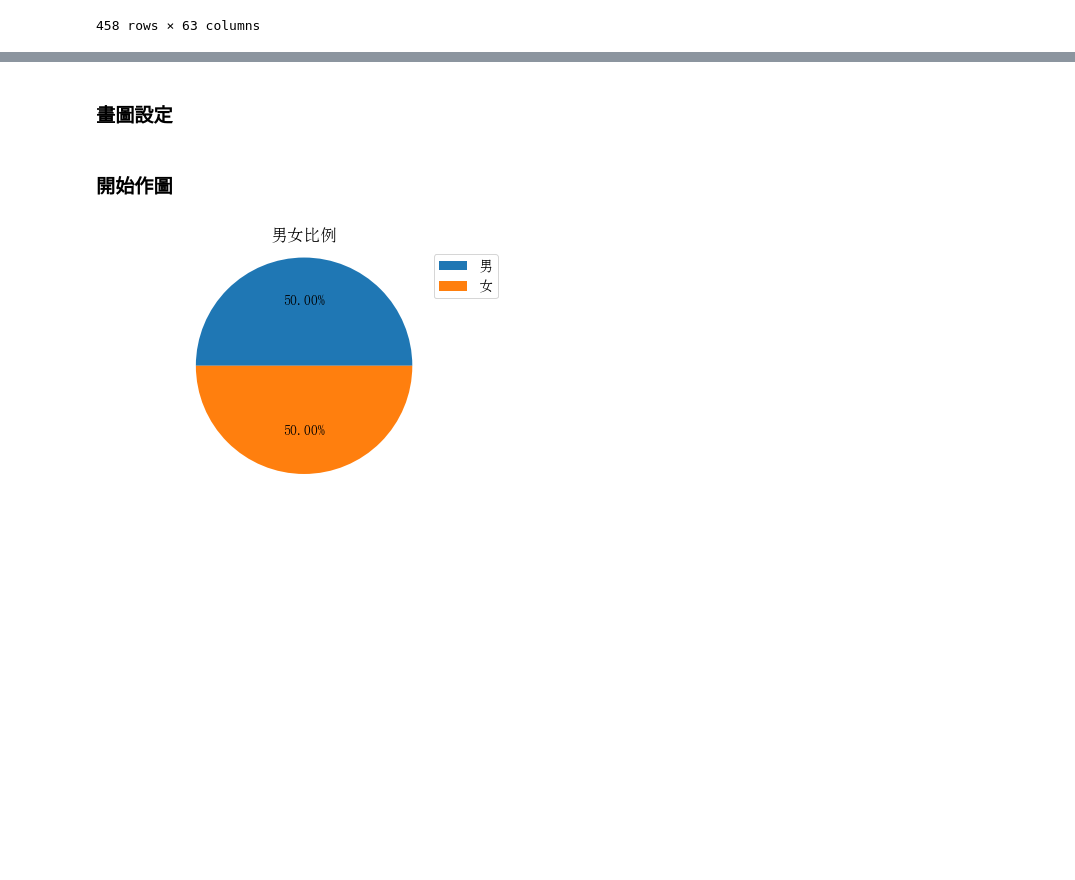
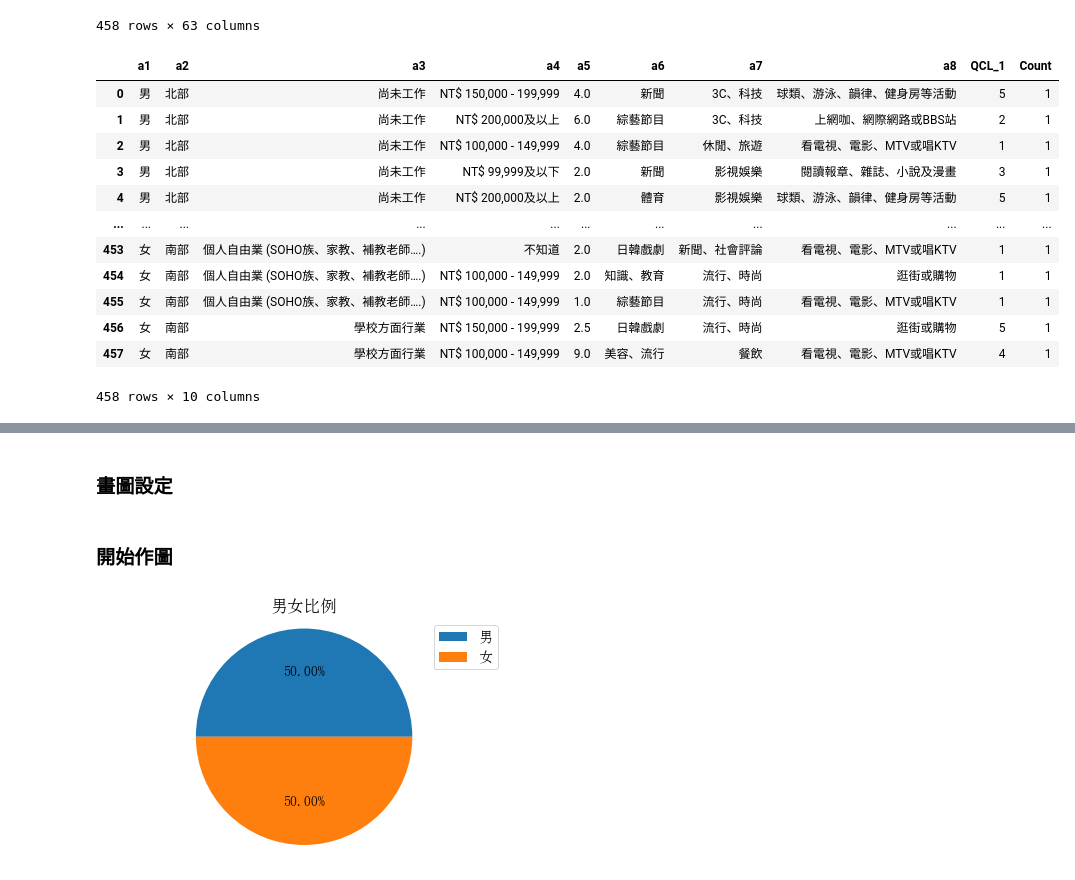
Before and after one commit to jerrylin0505/Multicovariance, a Jupyter notebook: Project3/畫圖.ipynb, the cells around one changed output, grey strips where cells are left out. Saved outputs shown, nothing was run; the diff lists cells and outputs as text; code cells hidden in the pictures; blank space fills up the shorter version.

```diff
--- a/Project3/畫圖.ipynb
+++ b/Project3/畫圖.ipynb
@@ -24,4 +25,19 @@ df
 # %%
 picture = df.iloc[:,0:8]
 picture["QCL_1"]= df["QCL_1"]
 picture["Count"] = 1
+picture
+# %% [output]
+|  | a1 | a2 | a3 | a4 | a5 | a6 | a7 | a8 | QCL_1 | Count |
+| 0 | 男 | 北部 | 尚未工作 | NT$ 150,000 - 199,999 | 4.0 | 新聞 | 3C、科技 | 球類、游泳、韻律、健身房等活動 | 5 | 1 |
+| 1 | 男 | 北部 | 尚未工作 | NT$ 200,000及以上 | 6.0 | 綜藝節目 | 3C、科技 | 上網咖、網際網路或BBS站 | 2 | 1 |
+| 2 | 男 | 北部 | 尚未工作 | NT$ 100,000 - 149,999 | 4.0 | 綜藝節目 | 休閒、旅遊 | 看電視、電影、MTV或唱KTV | 1 | 1 |
+| 3 | 男 | 北部 | 尚未工作 | NT$ 99,999及以下 | 2.0 | 新聞 | 影視娛樂 | 閱讀報章、雜誌、小說及漫畫 | 3 | 1 |
+| 4 | 男 | 北部 | 尚未工作 | NT$ 200,000及以上 | 2.0 | 體育 | 影視娛樂 | 球類、游泳、韻律、健身房等活動 | 5 | 1 |
+| ... | ... | ... | ... | ... | ... | ... | ... | ... | ... | ... |
+| 453 | 女 | 南部 | 個人自由業 (SOHO族、家教、補教老師….) | 不知道 | 2.0 | 日韓戲劇 | 新聞、社會評論 | 看電視、電影、MTV或唱KTV | 1 | 1 |
+| 454 | 女 | 南部 | 個人自由業 (SOHO族、家教、補教老師….) | NT$ 100,000 - 149,999 | 2.0 | 知識、教育 | 流行、時尚 | 逛街或購物 | 1 | 1 |
+| 455 | 女 | 南部 | 個人自由業 (SOHO族、家教、補教老師….) | NT$ 100,000 - 149,999 | 1.0 | 綜藝節目 | 流行、時尚 | 看電視、電影、MTV或唱KTV | 1 | 1 |
+| 456 | 女 | 南部 | 學校方面行業 | NT$ 150,000 - 199,999 | 2.5 | 日韓戲劇 | 流行、時尚 | 逛街或購物 | 5 | 1 |
+| 457 | 女 | 南部 | 學校方面行業 | NT$ 100,000 - 149,999 | 9.0 | 美容、流行 | 餐飲 | 看電視、電影、MTV或唱KTV | 4 | 1 |
+458 rows × 10 columns
```
Also changed, not shown: parts of 10 cells of this notebook, 12 other files.
